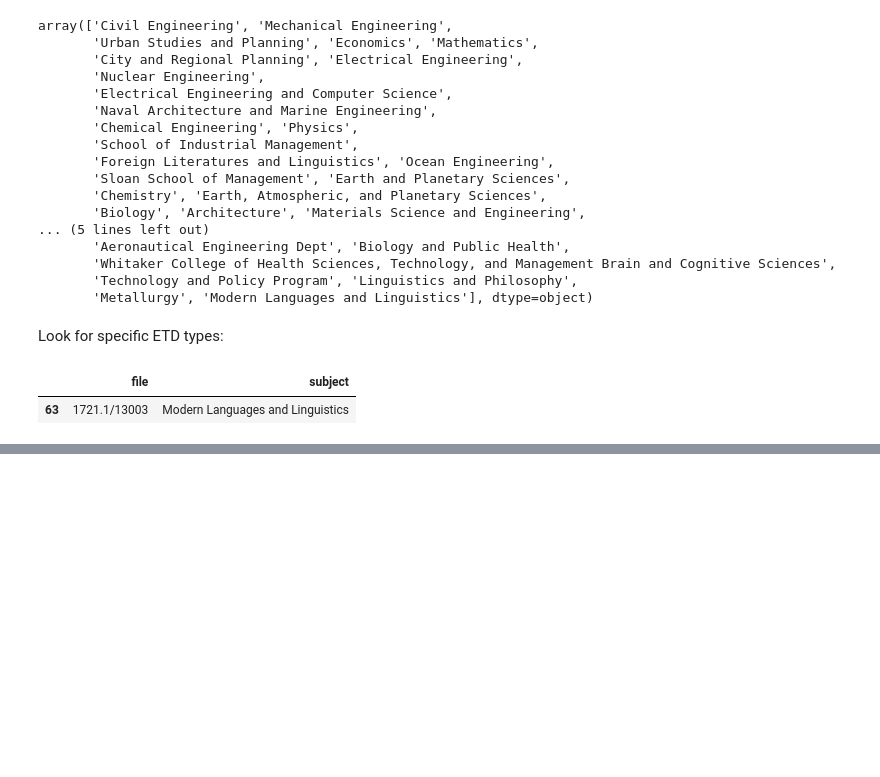
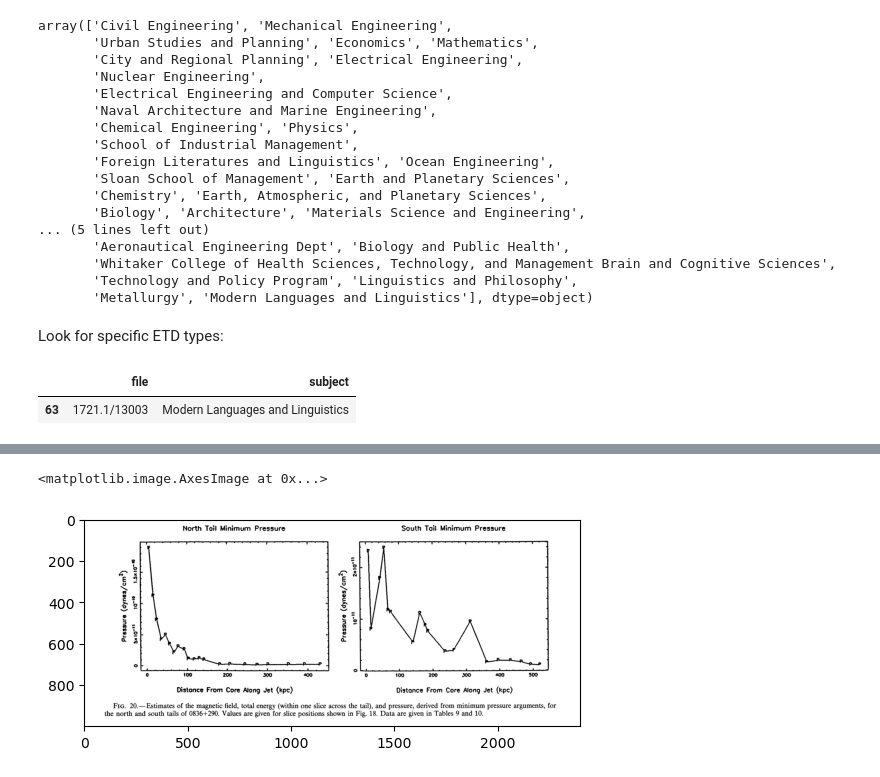
Before and after one commit to ReadingTimeMachine/digitization_at_high_localization, a Jupyter notebook: extra_plots.ipynb, the cells around one changed output, grey strips where cells are left out. Drawn from its saved outputs; the diff is of its cells as text; code cells hidden in the pictures; blank space fills up the shorter version.

```diff
--- a/extra_plots.ipynb
+++ b/extra_plots.ipynb
@@ -120,0 +181,12 @@ msub
+# %%
+ymin = 2000
+ymax = 3000
+xmin = 50
+xmax = 2500-50
+
+imgcrop = img[ymin:ymax, xmin:xmax]
+
+plt.imshow(imgcrop)
+# %% [output]
+<matplotlib.image.AxesImage at 0x...>
+[figure, added]
```
Also changed, not shown: parts of 8 cells of this notebook, 6 other files.
